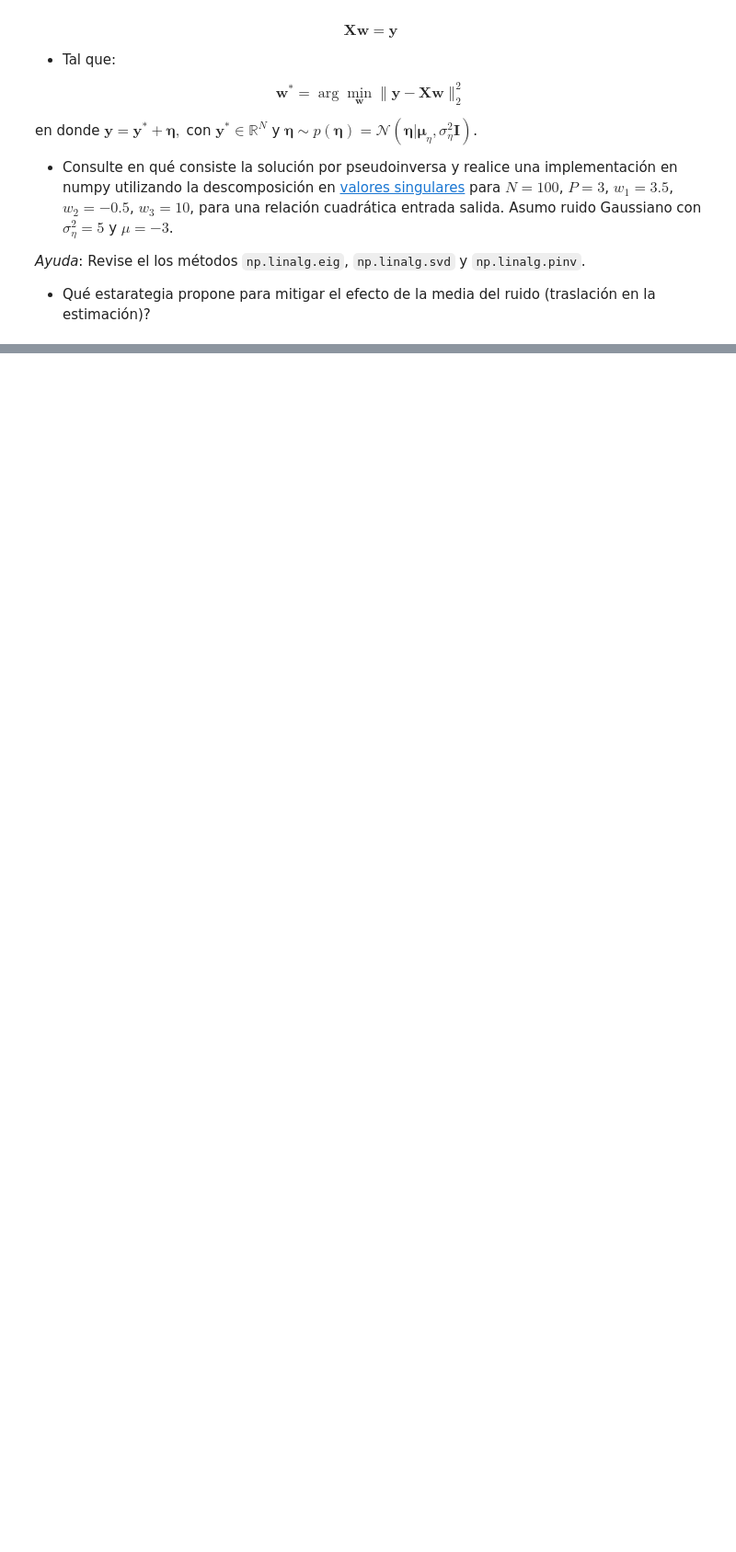
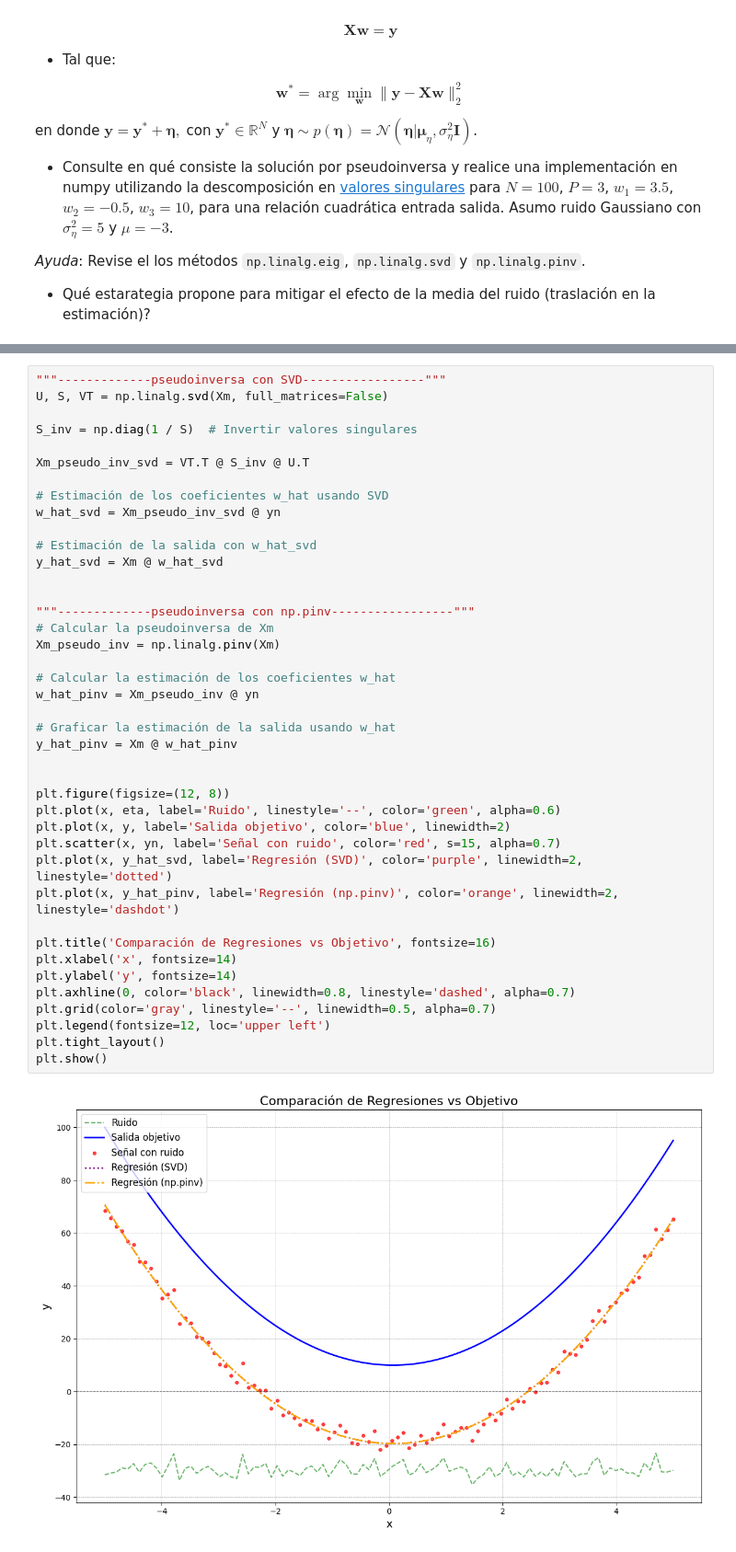
Before and after one commit to dramirezbe/Analitica-de-Datos, a Jupyter notebook: Python/2_Repaso_Python.ipynb, the cells around one changed output, grey strips where cells are left out. Shown at 92% size. Drawn from its saved outputs; the diff is of its cells as text; blank space fills up the shorter version.

```diff
--- a/Python/2_Repaso_Python.ipynb
+++ b/Python/2_Repaso_Python.ipynb
@@ -272,0 +272,43 @@ plt.show()
+# %%
+"""-------------pseudoinversa con SVD-----------------"""
+U, S, VT = np.linalg.svd(Xm, full_matrices=False)
+
+S_inv = np.diag(1 / S)  # Invertir valores singulares
+
+Xm_pseudo_inv_svd = VT.T @ S_inv @ U.T
+
+# Estimación de los coeficientes w_hat usando SVD
+w_hat_svd = Xm_pseudo_inv_svd @ yn
+
+# Estimación de la salida con w_hat_svd
+y_hat_svd = Xm @ w_hat_svd
+
+
+"""-------------pseudoinversa con np.pinv-----------------"""
+# Calcular la pseudoinversa de Xm
+Xm_pseudo_inv = np.linalg.pinv(Xm)
+
+# Calcular la estimación de los coeficientes w_hat
+w_hat_pinv = Xm_pseudo_inv @ yn
+
+# Graficar la estimación de la salida usando w_hat
+y_hat_pinv = Xm @ w_hat_pinv
+
+
+plt.figure(figsize=(12, 8))
+plt.plot(x, eta, label='Ruido', linestyle='--', color='green', alpha=0.6)
+plt.plot(x, y, label='Salida objetivo', color='blue', linewidth=2)
+plt.scatter(x, yn, label='Señal con ruido', color='red', s=15, alpha=0.7)
+plt.plot(x, y_hat_svd, label='Regresión (SVD)', color='purple', linewidth=2, linestyle='dotted')
+plt.plot(x, y_hat_pinv, label='Regresión (np.pinv)', color='orange', linewidth=2, linestyle='dashdot')
+
+plt.title('Comparación de Regresiones vs Objetivo', fontsize=16)
+plt.xlabel('x', fontsize=14)
+plt.ylabel('y', fontsize=14)
+plt.axhline(0, color='black', linewidth=0.8, linestyle='dashed', alpha=0.7)
+plt.grid(color='gray', linestyle='--', linewidth=0.5, alpha=0.7)
+plt.legend(fontsize=12, loc='upper left')
+plt.tight_layout()
+plt.show()
+# %% [output]
+[figure, added]
```
Also changed, not shown: parts of 3 cells of this notebook, 1 other file.
